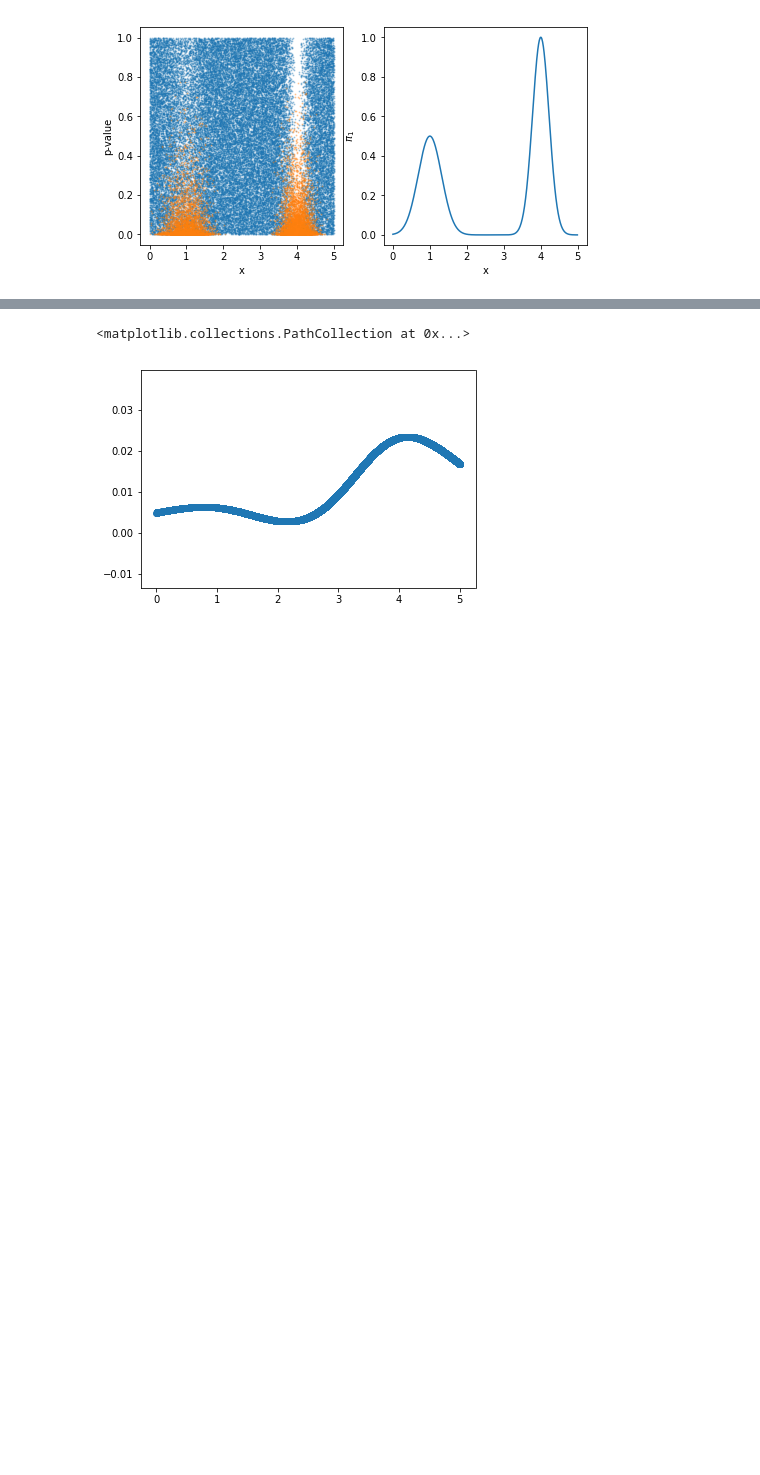
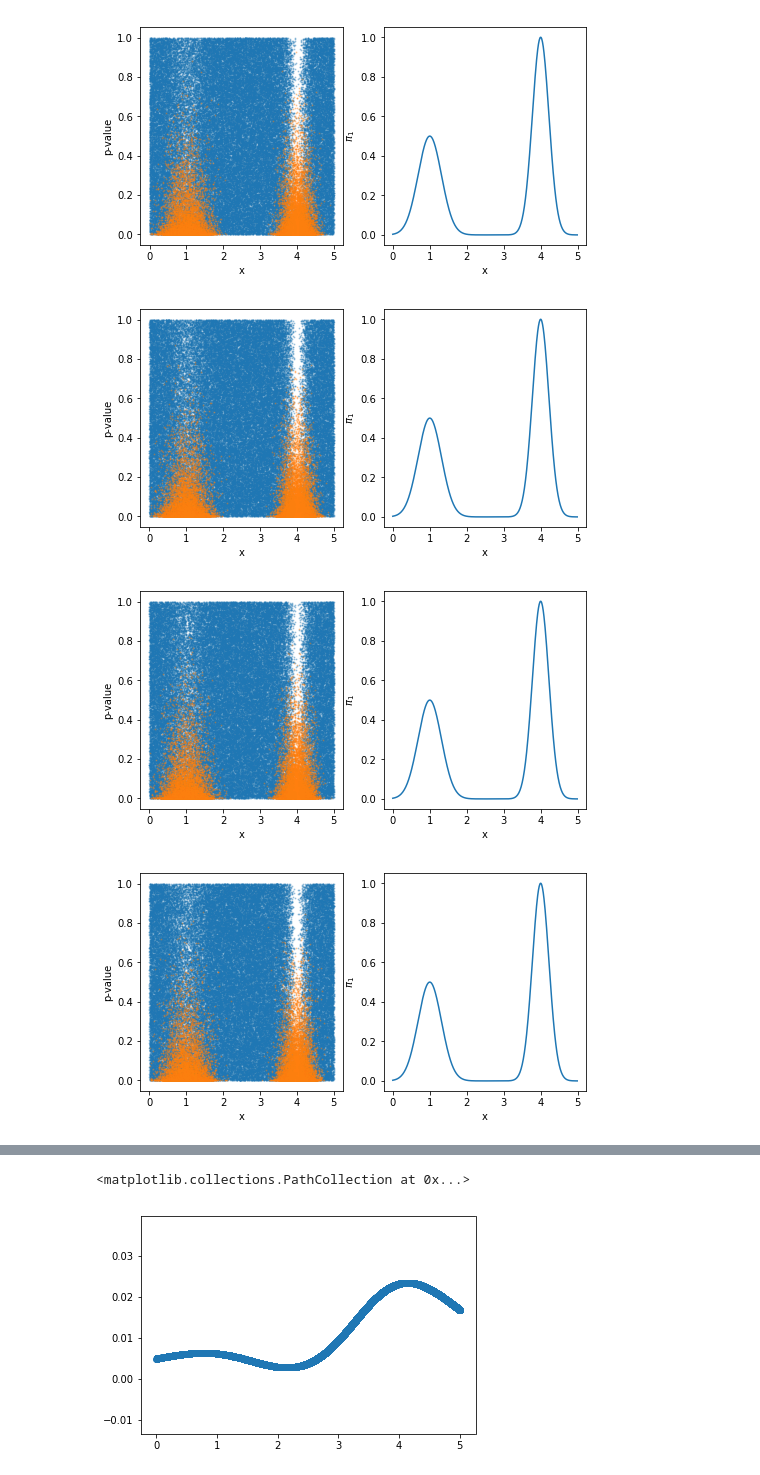
Before and after one commit to fxia22/NeuralFDR, a Jupyter notebook: archive/1d_experiments4.ipynb, the cells around one changed output, grey strips where cells are left out. Drawn from its saved outputs; the diff is of its cells as text; code cells hidden in the pictures; blank space fills up the shorter version.

```diff
--- a/archive/1d_experiments4.ipynb
+++ b/archive/1d_experiments4.ipynb
@@ -7,32 +7,41 @@ import matplotlib.pyplot as plt
 import numpy as np
 # %%
 #generate 1d data and plot
-X = np.random.uniform(high = 5, size = (50000,))
-mu1 = 1
-mu2 = 4
-plt.figure(figsize = (8,4))
-plt.subplot(121)
+for j in range(1,11):
+    X = np.random.uniform(high = 5, size = (100000,))
+    mu1 = 1
+    mu2 = 4
+    plt.figure(figsize = (8,4))
+    plt.subplot(121)
 
-#X_dist = np.floor(X * 2)
-#opt = Opt_t_cal_discrete(p, X_dist, num_case = 10, step_size=0.00001)
+    #X_dist = np.floor(X * 2)
+    #opt = Opt_t_cal_discrete(p, X_dist, num_case = 10, step_size=0.00001)
 
-pi1 = np.exp(-(X-mu1) ** 2/0.2) * 0.5 + np.exp(-(X-mu2) ** 2 / 0.1)
-plt.xlabel('x')
-plt.ylabel('p-value')
-p, h, x = generate_data_1D_cont(pi1, X)
-plt.scatter(x[h==0], p[h==0], 1, alpha = 0.3)
-plt.scatter(x[h==1], p[h==1], 1, alpha = 0.3)
+    pi1 = np.exp(-(X-mu1) ** 2/0.2) * 0.5 + np.exp(-(X-mu2) ** 2 / 0.1)
+    plt.xlabel('x')
+    plt.ylabel('p-value')
+    p, h, x = generate_data_1D_cont(pi1, X)
+    plt.scatter(x[h==0], p[h==0], 1, alpha = 0.3)
+    plt.scatter(x[h==1], p[h==1], 1, alpha = 0.3)
 
 
-plt.subplot(122)
+    plt.subplot(122)
 
 
-x2 = np.arange(0,5,0.01)
-y2 = np.exp(-(x2-mu1) ** 2/0.2) * 0.5 + np.exp(-(x2-mu2) ** 2 / 0.1)
-plt.plot(x2,y2)
-plt.xlabel('x')
-plt.ylabel('$\pi_1$')
+    x2 = np.arange(0,5,0.01)
+    y2 = np.exp(-(x2-mu1) ** 2/0.2) * 0.5 + np.exp(-(x2-mu2) ** 2 / 0.1)
+    plt.plot(x2,y2)
+    plt.xlabel('x')
+    plt.ylabel('$\pi_1$')
 
-plt.savefig('1d7.png')
+    plt.savefig('1d7.png')
+
+    with open('../data_rep/data_1d_gm.csv.' + str(j), 'w') as f:
+        f.write('x_value, p_value, h\n')
+        for i in range(len(x)):
+            f.write("{}, {}, {}\n".format(x[i],p[i], h[i]))
 # %% [output]
-[figure, old version]
+[figure, new version]
+[figure, added]
+[figure, added]
+[figure, added]
```
Also changed, not shown: parts of 1 cell of this notebook, 18 other files.
